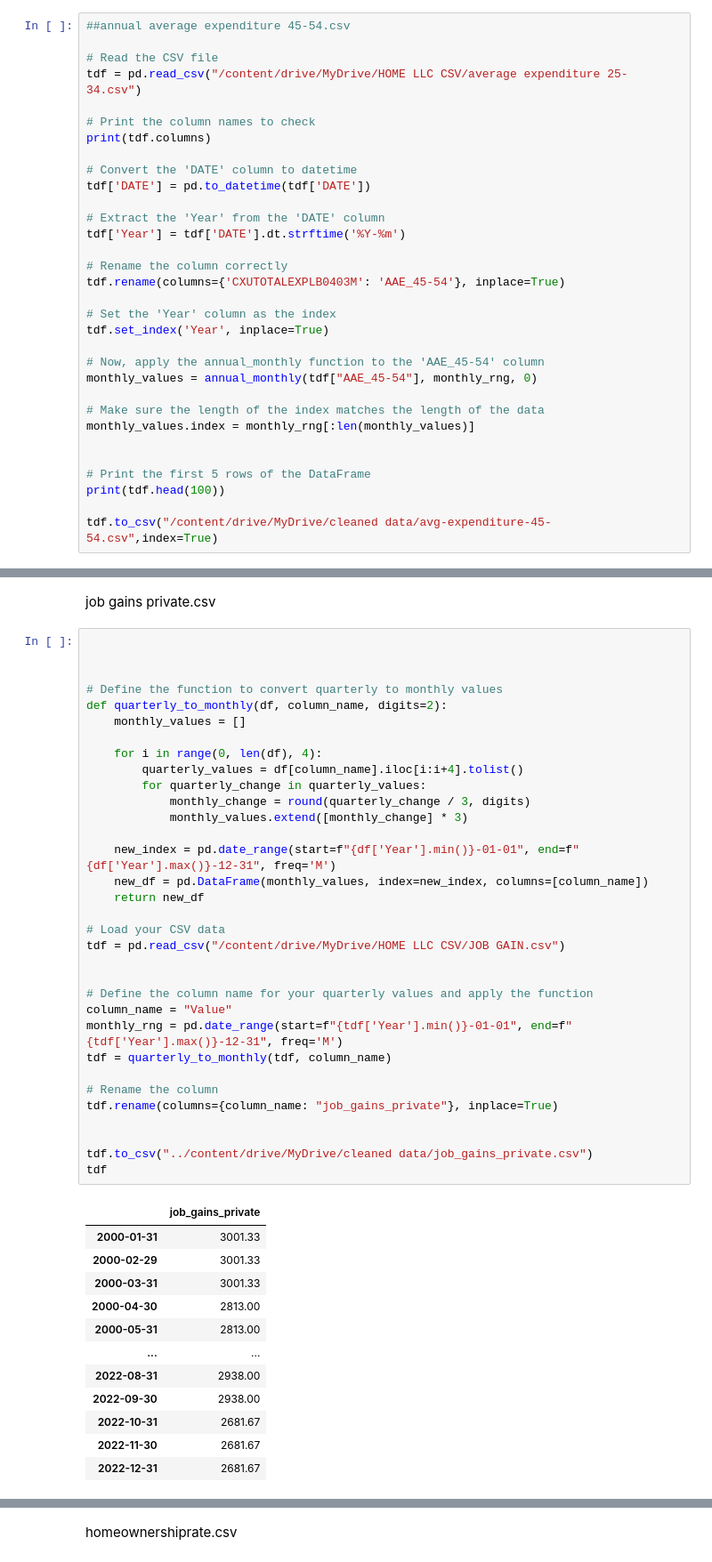
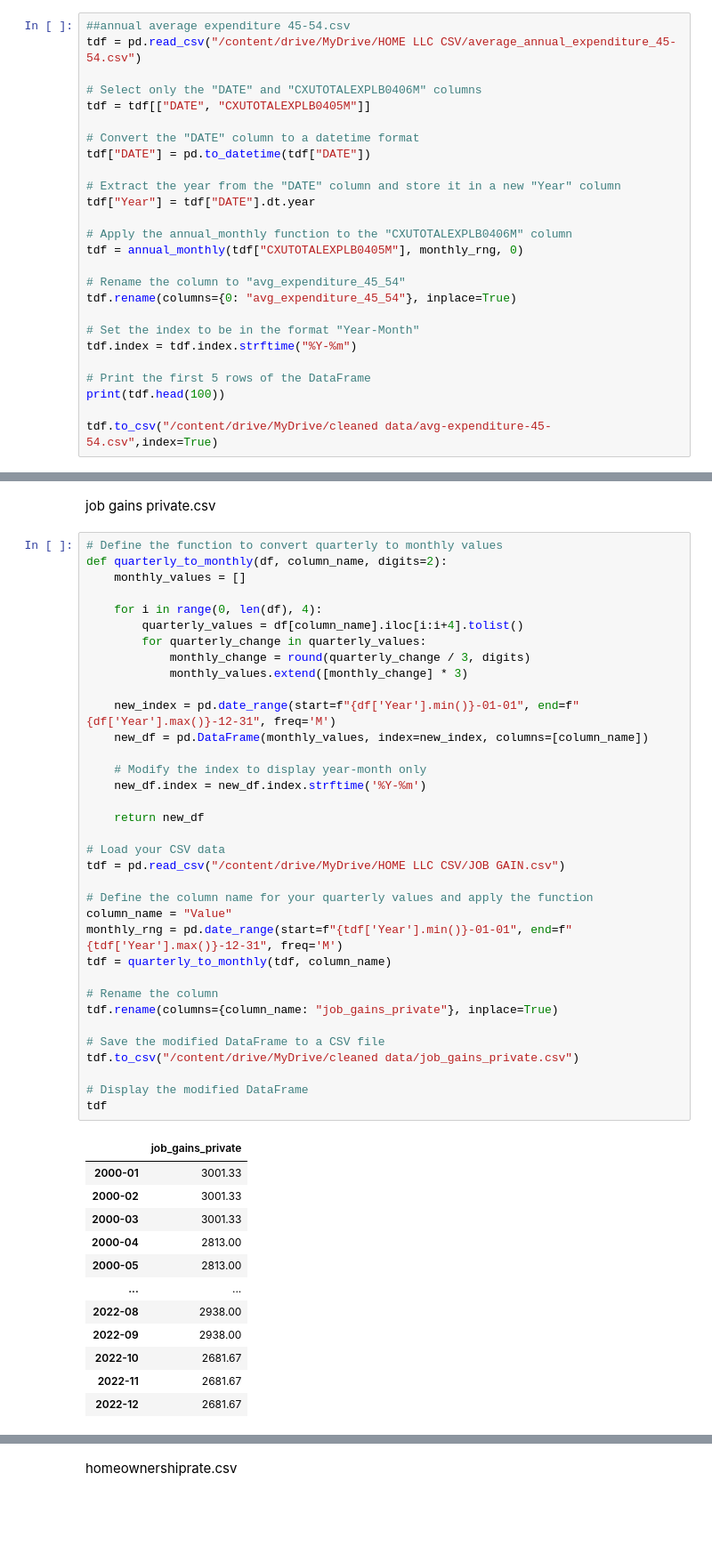
Before and after one commit to Praz98/HomeLLC, a Jupyter notebook: HomeLLC_basic_data_cleani.ipynb, the cells around one changed output, grey strips where cells are left out. Shown at 89% size. Cells and saved outputs as stored; diff of their text form; blank space fills up the shorter version.

```diff
--- a/HomeLLC_basic_data_cleani.ipynb
+++ b/HomeLLC_basic_data_cleani.ipynb
@@ -280,30 +253,24 @@ Year
 # %%
 ##annual average expenditure 45-54.csv
+tdf = pd.read_csv("/content/drive/MyDrive/HOME LLC CSV/average_annual_expenditure_45-54.csv")
 
-# Read the CSV file
-tdf = pd.read_csv("/content/drive/MyDrive/HOME LLC CSV/average expenditure 25-34.csv")
+# Select only the "DATE" and "CXUTOTALEXPLB0406M" columns
+tdf = tdf[["DATE", "CXUTOTALEXPLB0405M"]]
 
-# Print the column names to check
-print(tdf.columns)
+# Convert the "DATE" column to a datetime format
+tdf["DATE"] = pd.to_datetime(tdf["DATE"])
 
-# Convert the 'DATE' column to datetime
-tdf['DATE'] = pd.to_datetime(tdf['DATE'])
+# Extract the year from the "DATE" column and store it in a new "Year" column
+tdf["Year"] = tdf["DATE"].dt.year
 
-# Extract the 'Year' from the 'DATE' column
-tdf['Year'] = tdf['DATE'].dt.strftime('%Y-%m')
+# Apply the annual_monthly function to the "CXUTOTALEXPLB0406M" column
+tdf = annual_monthly(tdf["CXUTOTALEXPLB0405M"], monthly_rng, 0)
 
-# Rename the column correctly
-tdf.rename(columns={'CXUTOTALEXPLB0403M': 'AAE_45-54'}, inplace=True)
+# Rename the column to "avg_expenditure_45_54"
+tdf.rename(columns={0: "avg_expenditure_45_54"}, inplace=True)
 
-# Set the 'Year' column as the index
-tdf.set_index('Year', inplace=True)
-
-# Now, apply the annual_monthly function to the 'AAE_45-54' column
-monthly_values = annual_monthly(tdf["AAE_45-54"], monthly_rng, 0)
-
-# Make sure the length of the index matches the length of the data
-monthly_values.index = monthly_rng[:len(monthly_values)]
-
+# Set the index to be in the format "Year-Month"
+tdf.index = tdf.index.strftime("%Y-%m")
 
 # Print the first 5 rows of the DataFrame
 print(tdf.head(100))
@@ -1381,51 +1371,53 @@ chart
 # %% [markdown]
 job gains private.csv
 # %%
-
-
-
 # Define the function to convert quarterly to monthly values
 def quarterly_to_monthly(df, column_name, digits=2):
     monthly_values = []
 
     for i in range(0, len(df), 4):
         quarterly_values = df[column_name].iloc[i:i+4].tolist()
         for quarterly_change in quarterly_values:
             monthly_change = round(quarterly_change / 3, digits)
             monthly_values.extend([monthly_change] * 3)
 
     new_index = pd.date_range(start=f"{df['Year'].min()}-01-01", end=f"{df['Year'].max()}-12-31", freq='M')
     new_df = pd.DataFrame(monthly_values, index=new_index, columns=[column_name])
+
+    # Modify the index to display year-month only
+    new_df.index = new_df.index.strftime('%Y-%m')
+
     return new_df
 
 # Load your CSV data
 tdf = pd.read_csv("/content/drive/MyDrive/HOME LLC CSV/JOB GAIN.csv")
-
 
 # Define the column name for your quarterly values and apply the function
 column_name = "Value"
 monthly_rng = pd.date_range(start=f"{tdf['Year'].min()}-01-01", end=f"{tdf['Year'].max()}-12-31", freq='M')
 tdf = quarterly_to_monthly(tdf, column_name)
 
 # Rename the column
 tdf.rename(columns={column_name: "job_gains_private"}, inplace=True)
 
+# Save the modified DataFrame to a CSV file
+tdf.to_csv("/content/drive/MyDrive/cleaned data/job_gains_private.csv")
 
-tdf.to_csv("../content/drive/MyDrive/cleaned data/job_gains_private.csv")
+# Display the modified DataFrame
 tdf
 # %% [output]
 |  | job_gains_private |
-| 2000-01-31 | 3001.33 |
-| 2000-02-29 | 3001.33 |
-| 2000-03-31 | 3001.33 |
-| 2000-04-30 | 2813.00 |
-| 2000-05-31 | 2813.00 |
+| 2000-01 | 3001.33 |
+| 2000-02 | 3001.33 |
+| 2000-03 | 3001.33 |
+| 2000-04 | 2813.00 |
+| 2000-05 | 2813.00 |
 | ... | ... |
-| 2022-08-31 | 2938.00 |
-| 2022-09-30 | 2938.00 |
-| 2022-10-31 | 2681.67 |
-| 2022-11-30 | 2681.67 |
-| 2022-12-31 | 2681.67 |
+| 2022-08 | 2938.00 |
+| 2022-09 | 2938.00 |
+| 2022-10 | 2681.67 |
+| 2022-11 | 2681.67 |
+| 2022-12 | 2681.67 |
 276 rows × 1 columns
 <google.colab._quickchart_helpers.SectionTitle at 0x...>
 import numpy as np
```
Also changed, not shown: parts of 29 cells of this notebook.
